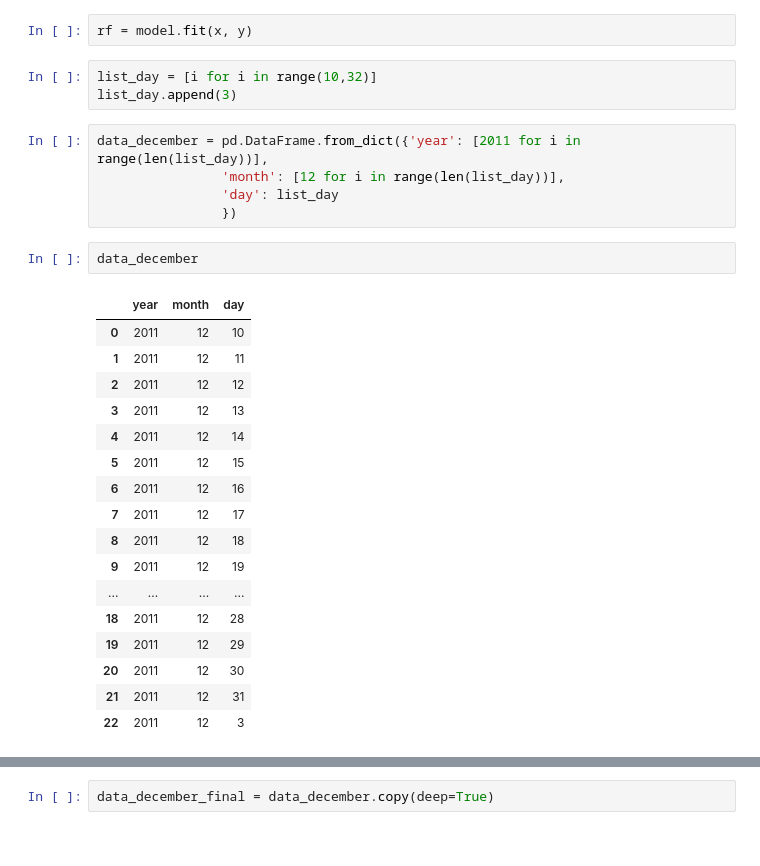
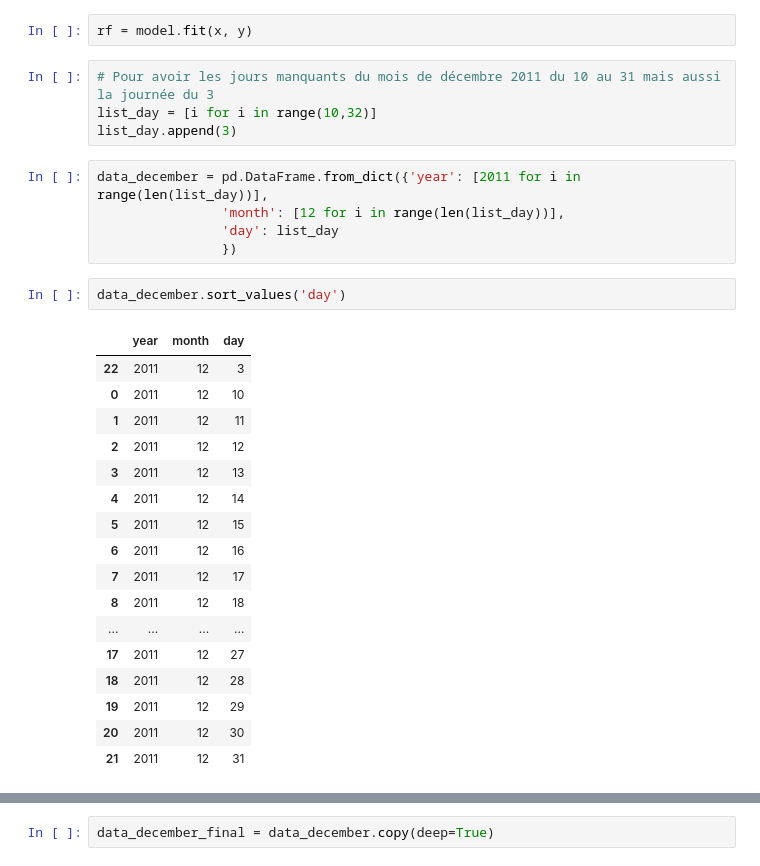
Before and after one commit to Abdoulaye224/machine_learning, a Jupyter notebook: TP_2/Untitled.ipynb, the cells around one changed output, grey strips where cells are left out. Saved outputs shown, nothing was run; the diff lists cells and outputs as text.

```diff
--- a/TP_2/Untitled.ipynb
+++ b/TP_2/Untitled.ipynb
@@ -613,6 +582,7 @@ model = RandomForestRegressor()
 # %%
 rf = model.fit(x, y)
 # %%
+# Pour avoir les jours manquants du mois de décembre 2011 du 10 au 31 mais aussi la journée du 3
 list_day = [i for i in range(10,32)]
 list_day.append(3)
 # %%
@@ -621,9 +591,10 @@ data_december = pd.DataFrame.from_dict({'year': [2011 for i in range(len(list_da
                 'day': list_day
                 })
 # %%
-data_december
+data_december.sort_values('day')
 # %% [output]
 |  | year | month | day |
+| 22 | 2011 | 12 | 3 |
 | 0 | 2011 | 12 | 10 |
 | 1 | 2011 | 12 | 11 |
 | 2 | 2011 | 12 | 12 |
@@ -633,10 +604,9 @@ data_december
 | 6 | 2011 | 12 | 16 |
 | 7 | 2011 | 12 | 17 |
 | 8 | 2011 | 12 | 18 |
-| 9 | 2011 | 12 | 19 |
 | ... | ... | ... | ... |
+| 17 | 2011 | 12 | 27 |
 | 18 | 2011 | 12 | 28 |
 | 19 | 2011 | 12 | 29 |
 | 20 | 2011 | 12 | 30 |
 | 21 | 2011 | 12 | 31 |
-| 22 | 2011 | 12 | 3 |
```
Also changed, not shown: parts of 54 cells of this notebook, 1 other file.
